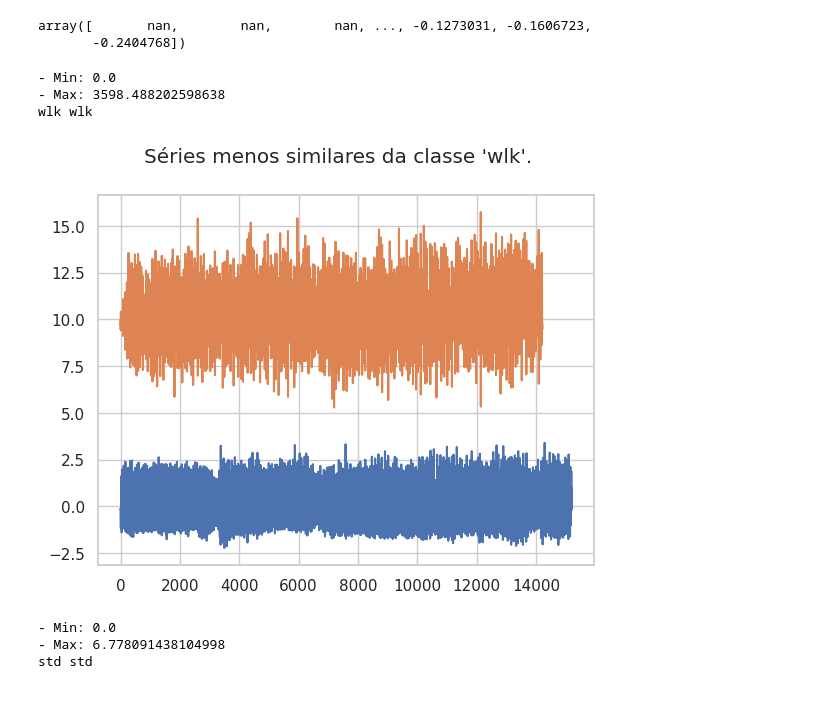
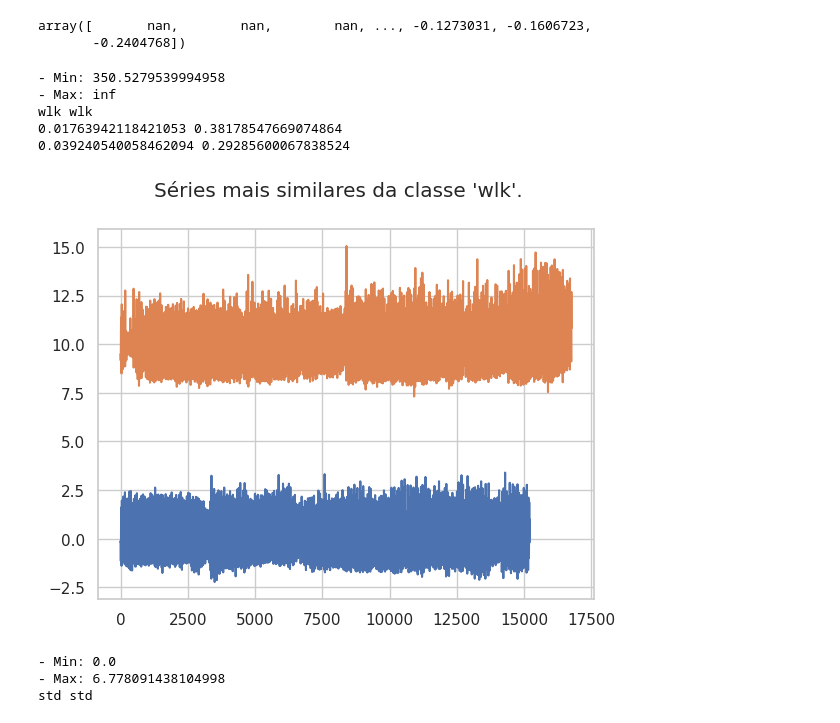
Before and after one commit to kenzosakiyama/scc5977-series-temporais, a Jupyter notebook: comparando_distancias.ipynb, the cells around one changed output. Drawn from its saved outputs; the diff is of its cells as text; code cells hidden in the pictures.

```diff
--- a/comparando_distancias.ipynb
+++ b/comparando_distancias.ipynb
@@ -112,12 +112,14 @@ def plot_pair_of_series(distances: np.array, label: str, most_similar: bool = Tr
     plt.plot(calculate_moving_average(standardize_series(X[label_ids[j]]) if standardize else X[label_ids[j]], window=window))
     plt.plot(calculate_moving_average(standardize_series(X[label_ids[i]]) if standardize else X[label_ids[i]], window=window) + offset)
 # %%
-plot_pair_of_series(distances, 'wlk', most_similar=False, window=1, offset=10, standardize=True)
+plot_pair_of_series(distances, 'wlk', most_similar=True, window=1, offset=10, standardize=True)
 # %% [output]
-- Min: 0.0
-- Max: 3598.488202598638
+- Min: 350.5279539994958
+- Max: inf
 wlk wlk
+0.01763942118421053 0.38178547669074864
+0.039240540058462094 0.29285600067838524
-[figure, old version]
+[figure, new version]
 # %%
 plot_pair_of_series(distances, 'std', most_similar=False, window=1, offset=0)
 # %% [output]
```
Also changed, not shown: 2 other files.
